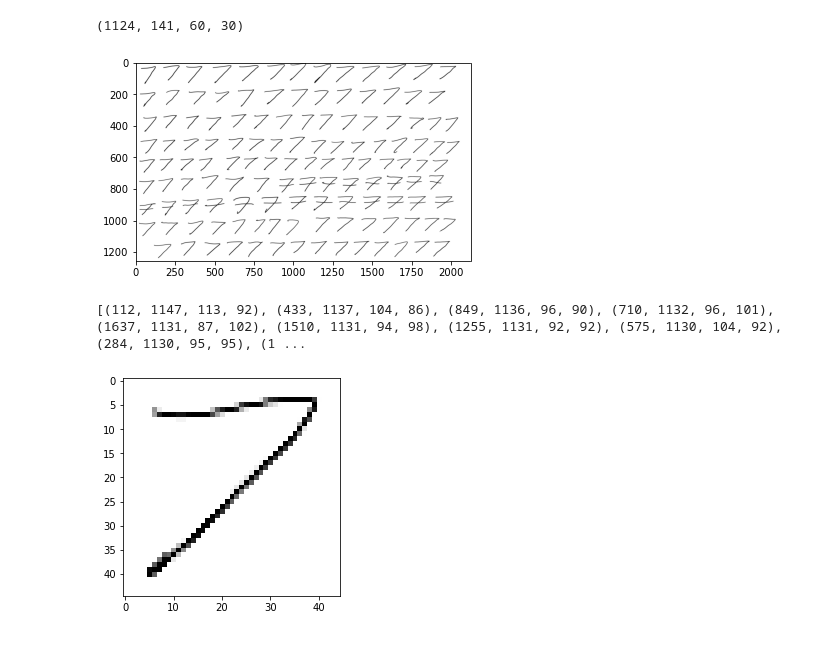
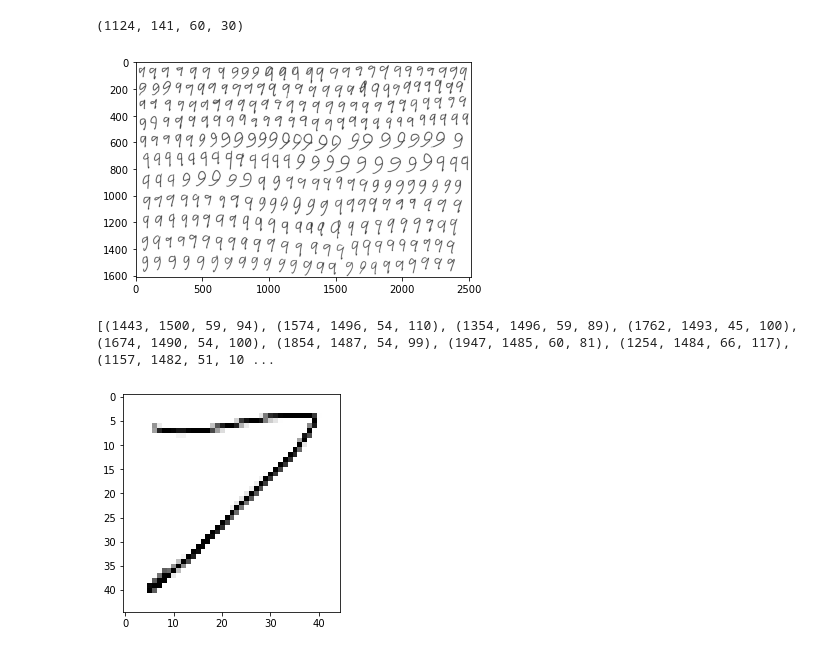
Before and after one commit to eleehiga/MathKumu, a Jupyter notebook: SymbolParser.ipynb, the cells around one changed output. Saved outputs shown, nothing was run; the diff lists cells and outputs as text; code cells hidden in the pictures.

```diff
--- a/SymbolParser.ipynb
+++ b/SymbolParser.ipynb
@@ -391,13 +391,15 @@ print(rects[0])
 # %% [output]
 (1124, 141, 60, 30)
 # %%
-#getting 7s
+#getting #s
+# over 1000 6s
+# 612 9s
 
 import cv2
 import numpy as np
 from matplotlib import pyplot as plt
 
-image = cv2.imread('Moresymbols/7s9.png')
+image = cv2.imread('symbolsformodel/9s1.png')
 
 gray = cv2.cvtColor(image, cv2.COLOR_BGR2GRAY)
 _, thresh = cv2.threshold(gray, 127, 255, cv2.THRESH_BINARY_INV + cv2.THRESH_OTSU)
@@ -432,36 +434,36 @@ for rect in rects:
     #plt.imshow(crop_img)
     #plt.show()
 value=[255,255,255]
 imgs_final = list()
 for img_symbol in img_symbols:
     if img_symbol.shape[0] > img_symbol.shape[1]:
         top = 10
         bottom = top
         left = int(((img_symbol.shape[0] + top + bottom) - img_symbol.shape[1]) / 2)
         right = left
     else:
         left = 10
         right = left
         top = int(((img_symbol.shape[1] + left + right) - img_symbol.shape[0]) / 2)
         bottom = top
     img_border = cv2.copyMakeBorder(img_symbol, top, bottom, left, right, cv2.BORDER_CONSTANT,None, value)
     imgs_final.append(img_border)
     #plt.imshow(img_border)
     #plt.show()
     #print(img_border.shape)
 i = 0
-filename = lambda j: "Moresymbols/7_"+str(j)+".png"
+filename = lambda j: "symbolsformodel/9_"+str(j)+".png"
 for img_final in imgs_final:
     while cv2.haveImageReader(filename(i)) :
         i += 1
         #print(filename(i))
     img_final = cv2.resize(img_final, dsize=(45,45),interpolation=cv2.INTER_CUBIC)
     #plt.imshow(img_final)
     #plt.show()
     cv2.imwrite(filename(i), img_final)
 # %% [output]
-[figure, old version]
+[figure, new version]
-[(112, 1147, 113, 92), (433, 1137, 104, 86), (849, 1136, 96, 90), (710, 1132, 96, 101), (1637, 1131, 87, 102), (1510, 1131, 94, 98), (1255, 1131, 92, 92), (575, 1130, 104, 92), (284, 1130, 95, 95), (1 ...
+[(1443, 1500, 59, 94), (1574, 1496, 54, 110), (1354, 1496, 59, 89), (1762, 1493, 45, 100), (1674, 1490, 54, 100), (1854, 1487, 54, 99), (1947, 1485, 60, 81), (1254, 1484, 66, 117), (1157, 1482, 51, 10 ...
 # %%
 
 from os import listdir
```
Also changed, not shown: 3 other files.
